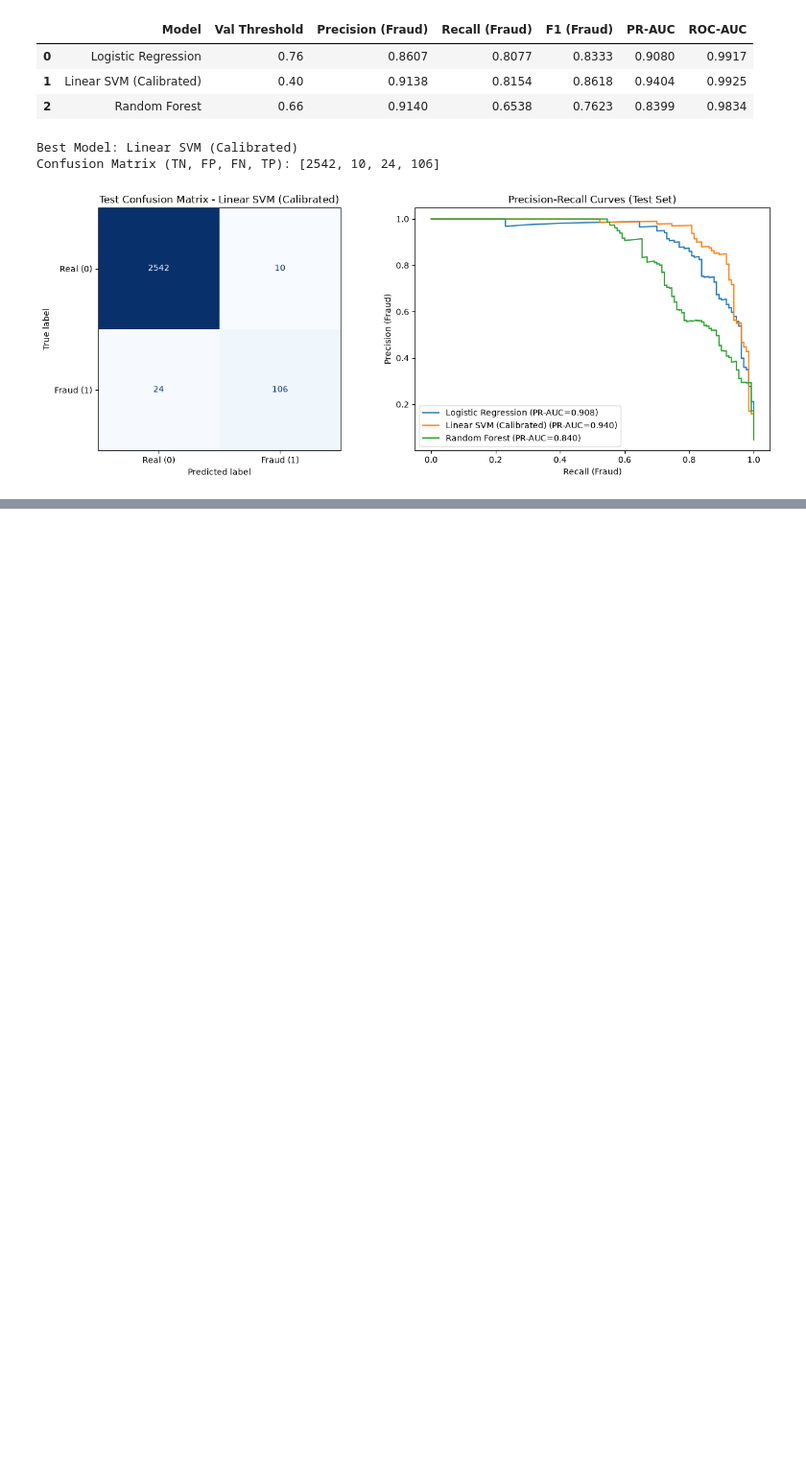
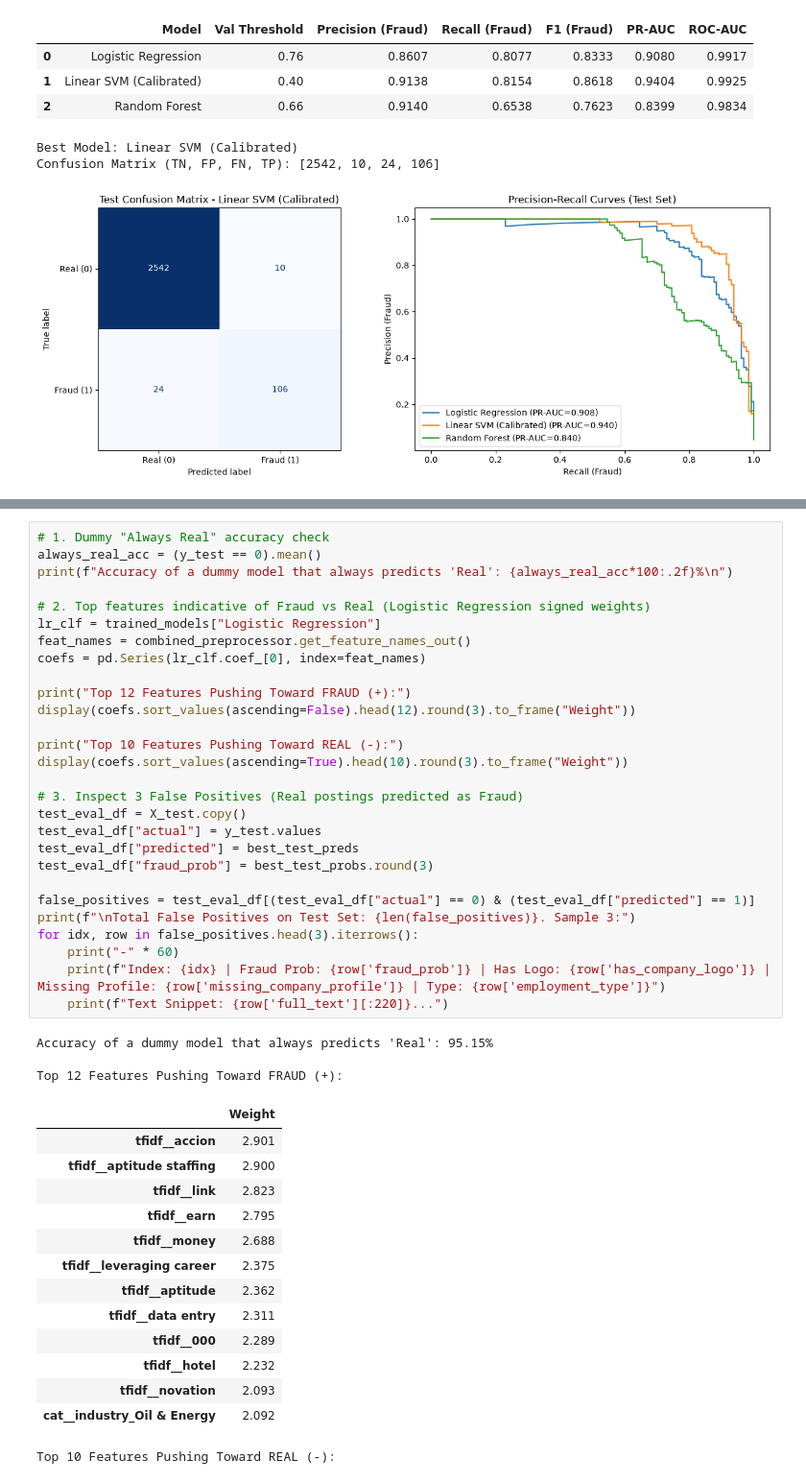
Before and after one commit to 70177202-Aliaan/AI101-ML-Assignment-70177202, a Jupyter notebook: B1_Fake_Job_Postings/B1_notebook.ipynb, the cells around one changed output, grey strips where cells are left out. Shown at 96% size. Drawn from its saved outputs; the diff is of its cells as text; blank space fills up the shorter version.

Commit message:
B1: extract top fraud indicators and false positive error examples

```diff
--- a/B1_Fake_Job_Postings/B1_notebook.ipynb
+++ b/B1_Fake_Job_Postings/B1_notebook.ipynb
@@ -340,3 +340,49 @@ Ablation Study using Linear SVM (Calibrated):
 | 0 | Structured Only | 77 | 0.14 | 0.3091 | 0.6538 | 0.4198 | 0.3639 | 0.9065 |
 | 1 | Text Only | 20000 | 0.28 | 0.8271 | 0.8462 | 0.8365 | 0.9244 | 0.9895 |
 | 2 | Combined (Structured + Text) | 20077 | 0.40 | 0.9138 | 0.8154 | 0.8618 | 0.9404 | 0.9925 |
+# %%
+# 1. Dummy "Always Real" accuracy check
+always_real_acc = (y_test == 0).mean()
+print(f"Accuracy of a dummy model that always predicts 'Real': {always_real_acc*100:.2f}%\n")
+
+# 2. Top features indicative of Fraud vs Real (Logistic Regression signed weights)
+lr_clf = trained_models["Logistic Regression"]
+feat_names = combined_preprocessor.get_feature_names_out()
+coefs = pd.Series(lr_clf.coef_[0], index=feat_names)
+
+print("Top 12 Features Pushing Toward FRAUD (+):")
+display(coefs.sort_values(ascending=False).head(12).round(3).to_frame("Weight"))
+
+print("Top 10 Features Pushing Toward REAL (-):")
+display(coefs.sort_values(ascending=True).head(10).round(3).to_frame("Weight"))
+
+# 3. Inspect 3 False Positives (Real postings predicted as Fraud)
+test_eval_df = X_test.copy()
+test_eval_df["actual"] = y_test.values
+test_eval_df["predicted"] = best_test_preds
+test_eval_df["fraud_prob"] = best_test_probs.round(3)
+
+false_positives = test_eval_df[(test_eval_df["actual"] == 0) & (test_eval_df["predicted"] == 1)]
+print(f"\nTotal False Positives on Test Set: {len(false_positives)}. Sample 3:")
+for idx, row in false_positives.head(3).iterrows():
+    print("-" * 60)
+    print(f"Index: {idx} | Fraud Prob: {row['fraud_prob']} | Has Logo: {row['has_company_logo']} | Missing Profile: {row['missing_company_profile']} | Type: {row['employment_type']}")
+    print(f"Text Snippet: {row['full_text'][:220]}...")
+# %% [output]
+Accuracy of a dummy model that always predicts 'Real': 95.15%
+
+Top 12 Features Pushing Toward FRAUD (+):
+|  | Weight |
+| tfidf__accion | 2.901 |
+| tfidf__aptitude staffing | 2.900 |
+| tfidf__link | 2.823 |
+| tfidf__earn | 2.795 |
+| tfidf__money | 2.688 |
+| tfidf__leveraging career | 2.375 |
+| tfidf__aptitude | 2.362 |
+| tfidf__data entry | 2.311 |
+| tfidf__000 | 2.289 |
+| tfidf__hotel | 2.232 |
+| tfidf__novation | 2.093 |
+| cat__industry_Oil & Energy | 2.092 |
+Top 10 Features Pushing Toward REAL (-):
```
Also changed, not shown: parts of 1 cell of this notebook.
